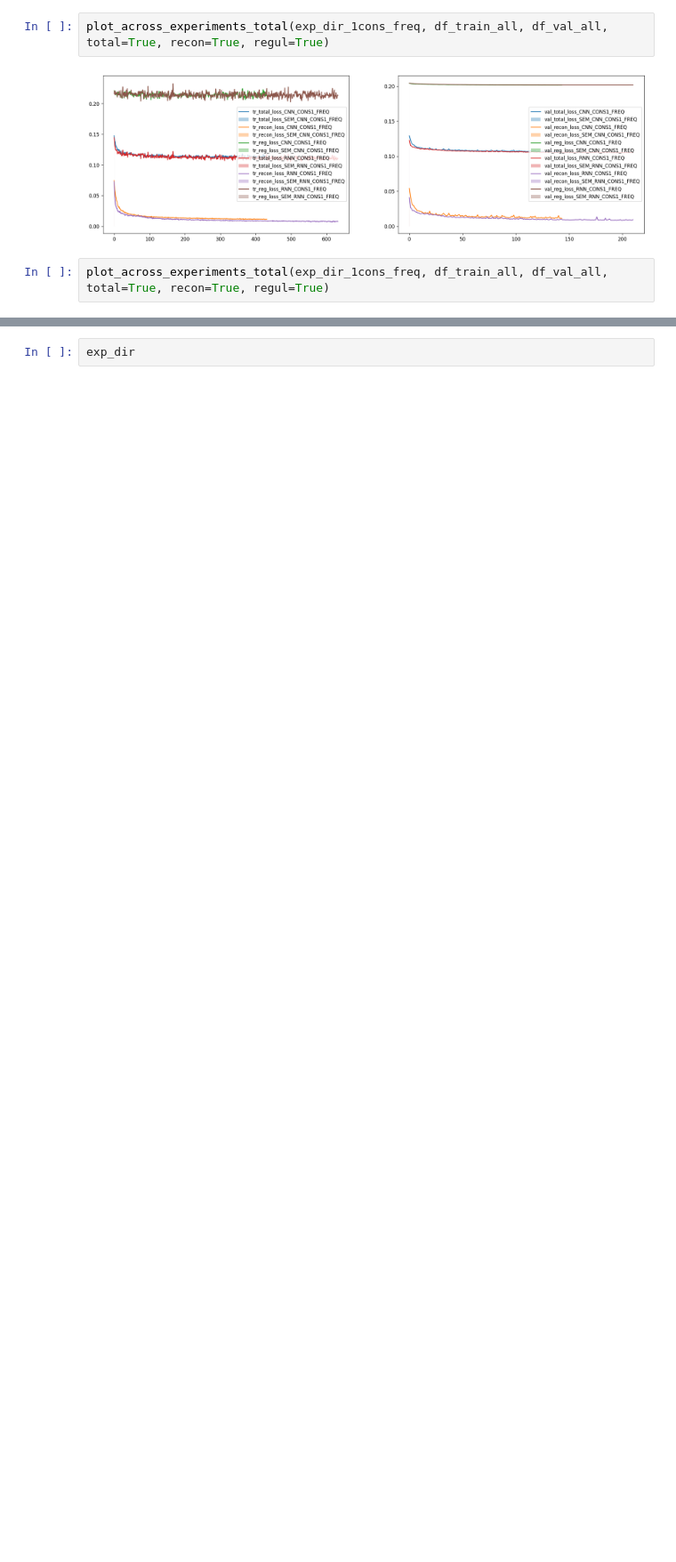
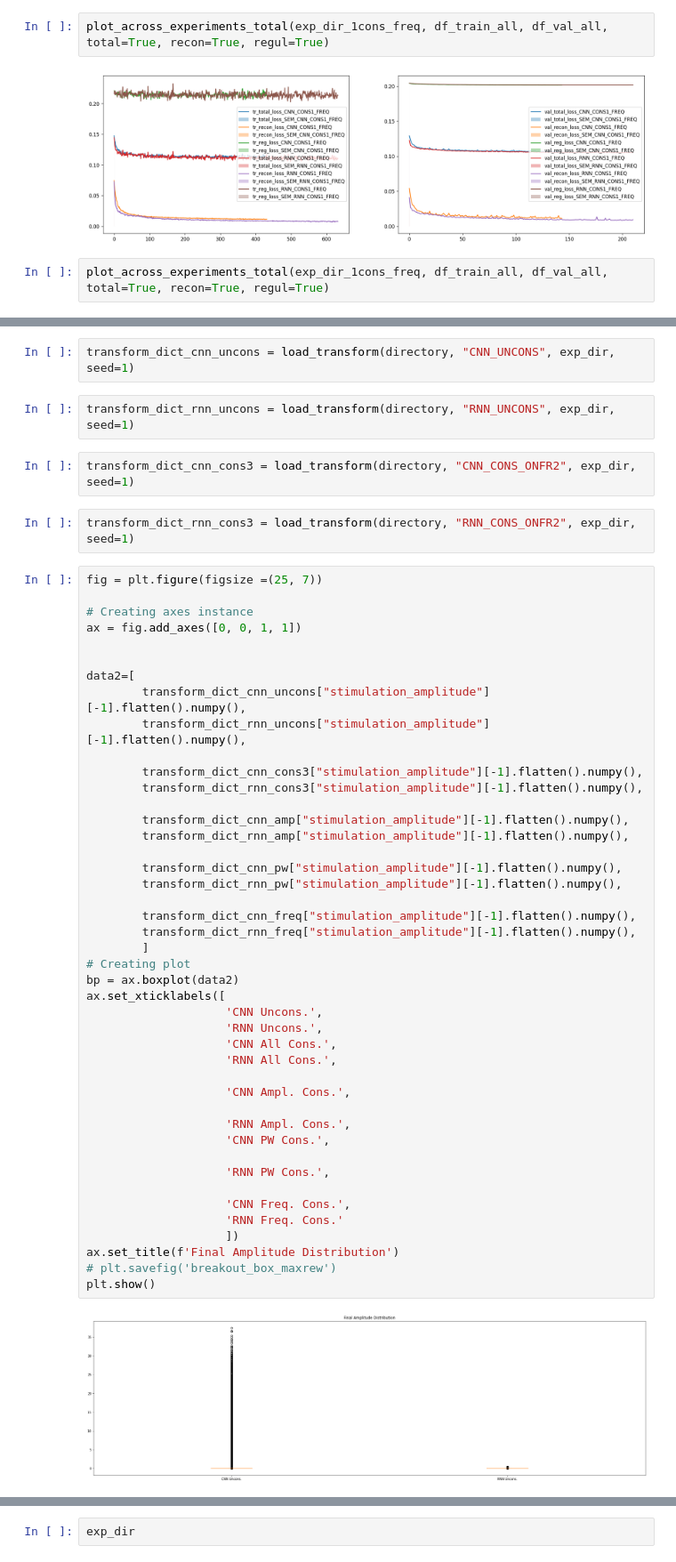
Before and after one commit to burcukoglu/safe_dynaviseon, a Jupyter notebook: visualplot.ipynb, the cells around one changed output, grey strips where cells are left out. Shown at 89% size. Cells and saved outputs as stored; diff of their text form; blank space fills up the shorter version.

```diff
--- a/visualplot.ipynb
+++ b/visualplot.ipynb
@@ -890,0 +1050,54 @@ def load_transform2(directory): #out3
+# %%
+transform_dict_cnn_uncons = load_transform(directory, "CNN_UNCONS", exp_dir, seed=1)
+# %%
+transform_dict_rnn_uncons = load_transform(directory, "RNN_UNCONS", exp_dir, seed=1)
+# %%
+transform_dict_cnn_cons3 = load_transform(directory, "CNN_CONS_ONFR2", exp_dir, seed=1)
+# %%
+transform_dict_rnn_cons3 = load_transform(directory, "RNN_CONS_ONFR2", exp_dir, seed=1)
+# %%
+fig = plt.figure(figsize =(25, 7))
+
+# Creating axes instance
+ax = fig.add_axes([0, 0, 1, 1])
+
+
+data2=[
+        transform_dict_cnn_uncons["stimulation_amplitude"][-1].flatten().numpy(),
+        transform_dict_rnn_uncons["stimulation_amplitude"][-1].flatten().numpy(),
+
+        transform_dict_cnn_cons3["stimulation_amplitude"][-1].flatten().numpy(),
+        transform_dict_rnn_cons3["stimulation_amplitude"][-1].flatten().numpy(),
+
+        transform_dict_cnn_amp["stimulation_amplitude"][-1].flatten().numpy(),
+        transform_dict_rnn_amp["stimulation_amplitude"][-1].flatten().numpy(),
+
+        transform_dict_cnn_pw["stimulation_amplitude"][-1].flatten().numpy(),
+        transform_dict_rnn_pw["stimulation_amplitude"][-1].flatten().numpy(),
+
+        transform_dict_cnn_freq["stimulation_amplitude"][-1].flatten().numpy(),
+        transform_dict_rnn_freq["stimulation_amplitude"][-1].flatten().numpy(),
+        ]
+# Creating plot
+bp = ax.boxplot(data2)
+ax.set_xticklabels([
+                    'CNN Uncons.',
+                    'RNN Uncons.',
+                    'CNN All Cons.',
+                    'RNN All Cons.',
+
+                    'CNN Ampl. Cons.',
+
+                    'RNN Ampl. Cons.',
+                    'CNN PW Cons.',
+
+                    'RNN PW Cons.',
+
+                    'CNN Freq. Cons.',
+                    'RNN Freq. Cons.'
+                    ])
+ax.set_title(f'Final Amplitude Distribution')
+# plt.savefig('breakout_box_maxrew')
+plt.show()
+# %% [output]
+[figure, added]
```
Also changed, not shown: parts of 9 cells of this notebook.
